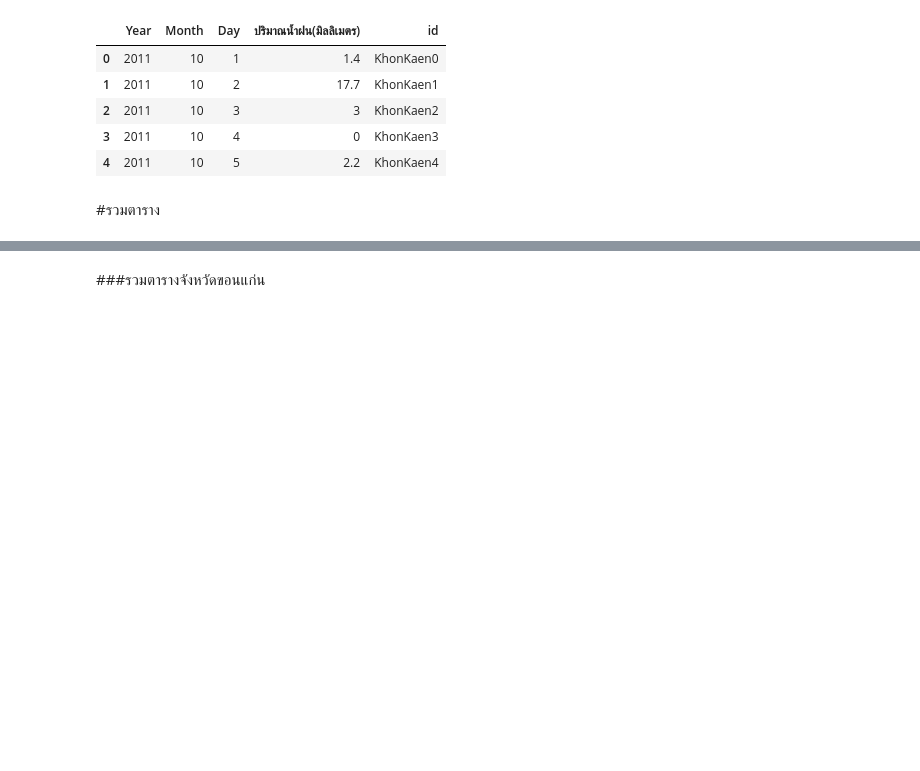
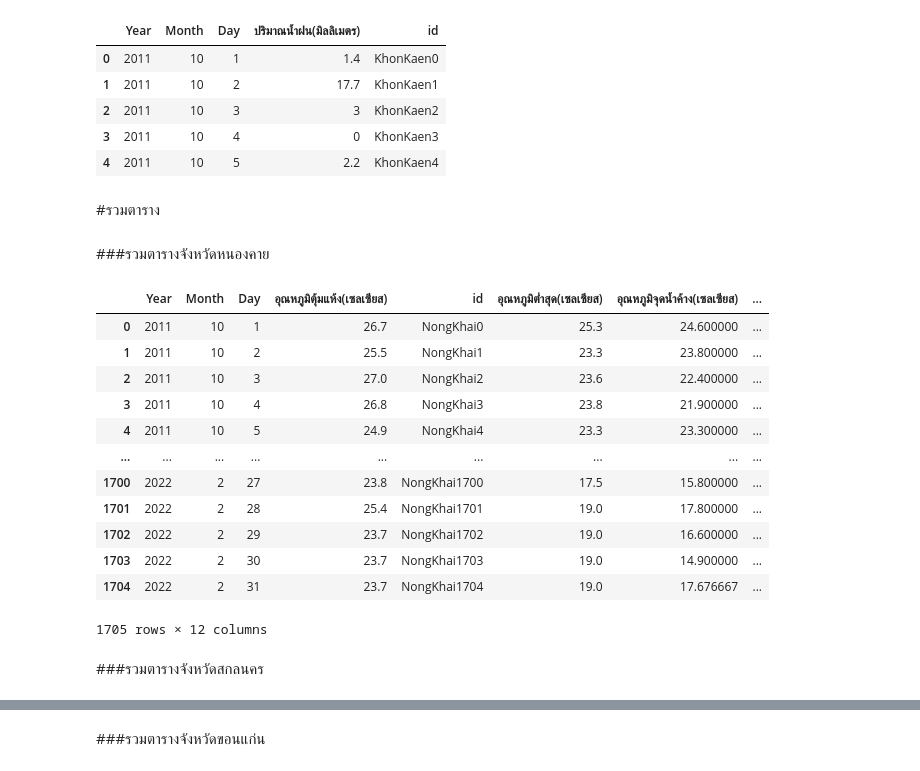
Before and after one commit to Thitiphorn267-3/BSC_DPDM23, a Jupyter notebook: midterm_bscdpdm23.ipynb, the cells around one changed output, grey strips where cells are left out. Cells and saved outputs as stored; diff of their text form; code cells hidden in the pictures; blank space fills up the shorter version.

```diff
--- a/midterm_bscdpdm23.ipynb
+++ b/midterm_bscdpdm23.ipynb
@@ -2766,3 +2766,39 @@ Rain_KhonKaen.head()
 | 4 | 2011 | 10 | 5 | 2.2 | KhonKaen4 |
 # %% [markdown]
 #รวมตาราง
+# %% [markdown]
+###รวมตารางจังหวัดหนองคาย
+# %%
+nk1 = Db_temp_NongKhai[['Year','Month','Day','อุณหภูมิตุ้มแห้ง(เซลเซียส)','id']]
+nk2 =  Low_temp_NongKhai[['id','อุณหภูมิต่ำสุด(เซลเซียส)']]
+nk3 =  dew_temp_NongKhai[['id','อุณหภูมิจุดน้ำค้าง(เซลเซียส)']]
+nk4 =  AtP_NongKhai[['id','ความกดอากาศ(%)']]
+nk5 =   ReH_NongKhai[['id','ความชื้นสัมพัทธ์(%)']]
+nk6 = Wind_NongKhai[['id','ความเร็วลม(นอต)']]
+nk7 = Cloud_NongKhai[['id','จำนวนเมฆ(10ส่วน)']]
+nk8 =   Rain_NongKhai[['id','ปริมาณน้ำฝน(มิลลิเมตร)']]
+# %%
+merged_nk = pd.merge(nk1, nk2, how='inner')
+merged_nk = pd.merge(merged_nk, nk3, how='inner')
+merged_nk = pd.merge(merged_nk, nk4, how='inner')
+merged_nk = pd.merge(merged_nk, nk5, how='inner')
+merged_nk = pd.merge(merged_nk, nk6, how='inner')
+merged_nk = pd.merge(merged_nk, nk7, how='inner')
+merged_nk = pd.merge(merged_nk, nk8, how='inner')
+merged_nk
+# %% [output]
+|  | Year | Month | Day | อุณหภูมิตุ้มแห้ง(เซลเซียส) | id | อุณหภูมิต่ำสุด(เซลเซียส) | อุณหภูมิจุดน้ำค้าง(เซลเซียส) | ... |
+| 0 | 2011 | 10 | 1 | 26.7 | NongKhai0 | 25.3 | 24.600000 | ... |
+| 1 | 2011 | 10 | 2 | 25.5 | NongKhai1 | 23.3 | 23.800000 | ... |
+| 2 | 2011 | 10 | 3 | 27.0 | NongKhai2 | 23.6 | 22.400000 | ... |
+| 3 | 2011 | 10 | 4 | 26.8 | NongKhai3 | 23.8 | 21.900000 | ... |
+| 4 | 2011 | 10 | 5 | 24.9 | NongKhai4 | 23.3 | 23.300000 | ... |
+| ... | ... | ... | ... | ... | ... | ... | ... | ... |
+| 1700 | 2022 | 2 | 27 | 23.8 | NongKhai1700 | 17.5 | 15.800000 | ... |
+| 1701 | 2022 | 2 | 28 | 25.4 | NongKhai1701 | 19.0 | 17.800000 | ... |
+| 1702 | 2022 | 2 | 29 | 23.7 | NongKhai1702 | 19.0 | 16.600000 | ... |
+| 1703 | 2022 | 2 | 30 | 23.7 | NongKhai1703 | 19.0 | 14.900000 | ... |
+| 1704 | 2022 | 2 | 31 | 23.7 | NongKhai1704 | 19.0 | 17.676667 | ... |
+1705 rows × 12 columns
+# %% [markdown]
+###รวมตารางจังหวัดสกลนคร
```
Also changed, not shown: parts of 24 cells of this notebook.
